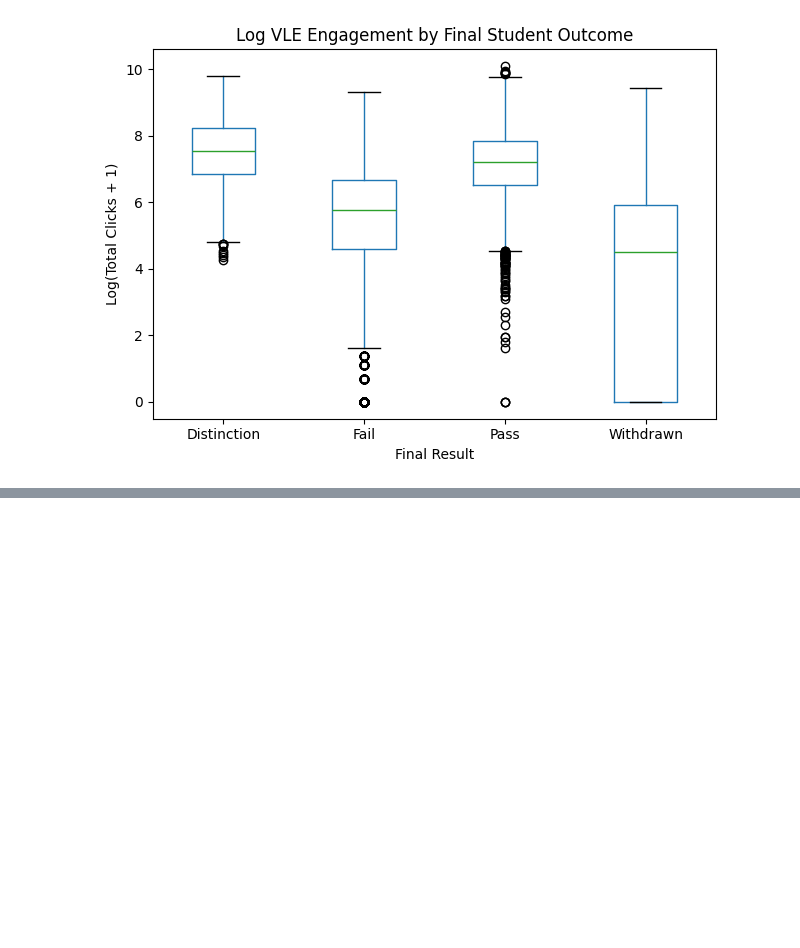
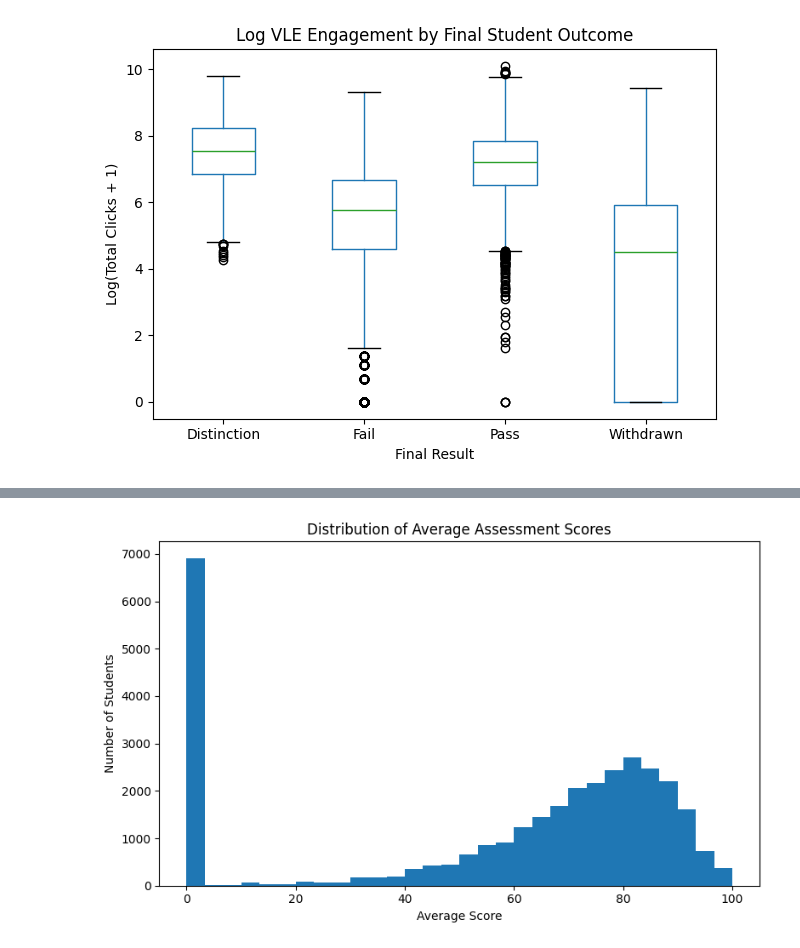
Before and after one commit to maverick8675309/seaid-framework, a Jupyter notebook: Notebooks/01_data_exploration.ipynb, the cells around one changed output, grey strips where cells are left out. Drawn from its saved outputs; the diff is of its cells as text; code cells hidden in the pictures; blank space fills up the shorter version.

```diff
--- a/Notebooks/01_data_exploration.ipynb
+++ b/Notebooks/01_data_exploration.ipynb
@@ -818,0 +888,23 @@ save_figure("engagement_boxplot.png")
+# %%
+student_exploration = student_exploration.merge(
+    assessment_summary,
+    on=[
+        "code_module",
+        "code_presentation",
+        "id_student"
+    ],
+    how="left"
+)
+# %%
+assessment_columns = [
+    "assessments_completed",
+    "average_score",
+    "median_score",
+    "highest_score",
+    "lowest_score"
+]
+
+student_exploration[assessment_columns] = (
+    student_exploration[assessment_columns]
+    .fillna(0)
+)
@@ -818,0 +923,15 @@ save_figure("engagement_boxplot.png")
+# %%
+plt.figure(figsize=(8, 5))
+
+plt.hist(
+    student_exploration["average_score"],
+    bins=30
+)
+
+plt.title("Distribution of Average Assessment Scores")
+plt.xlabel("Average Score")
+plt.ylabel("Number of Students")
+
+save_figure("average_assessment_score_distribution.png")
+# %% [output]
+[figure, added]
```
Also changed, not shown: parts of 26 cells of this notebook.
